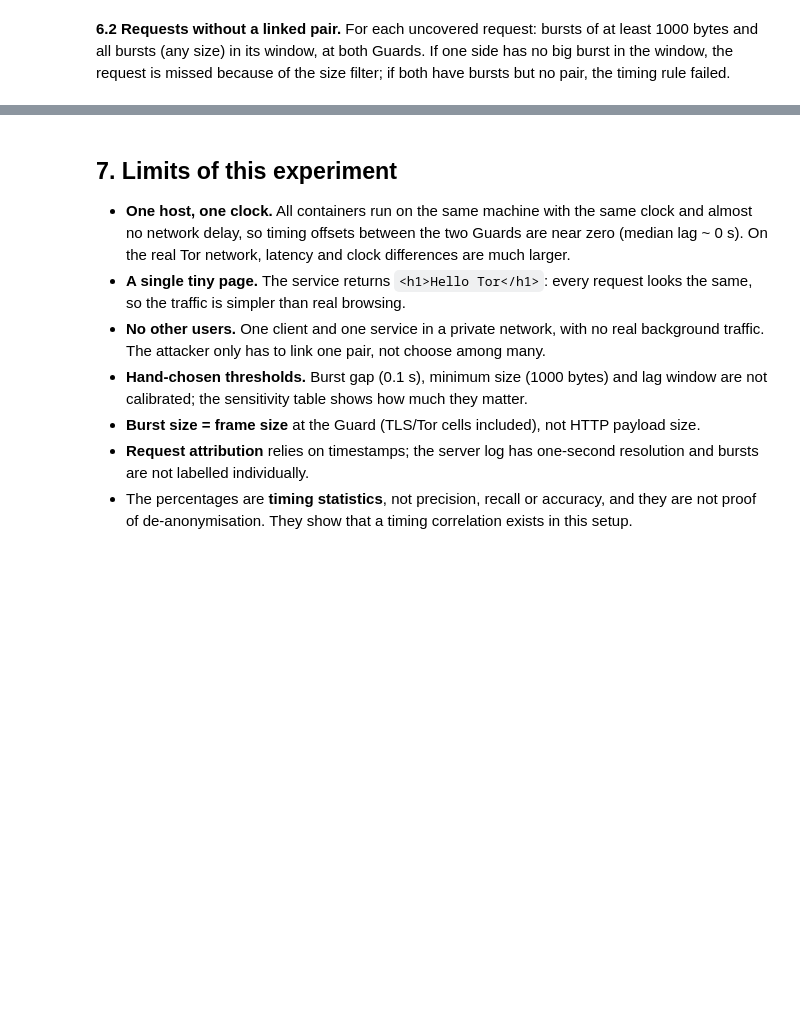
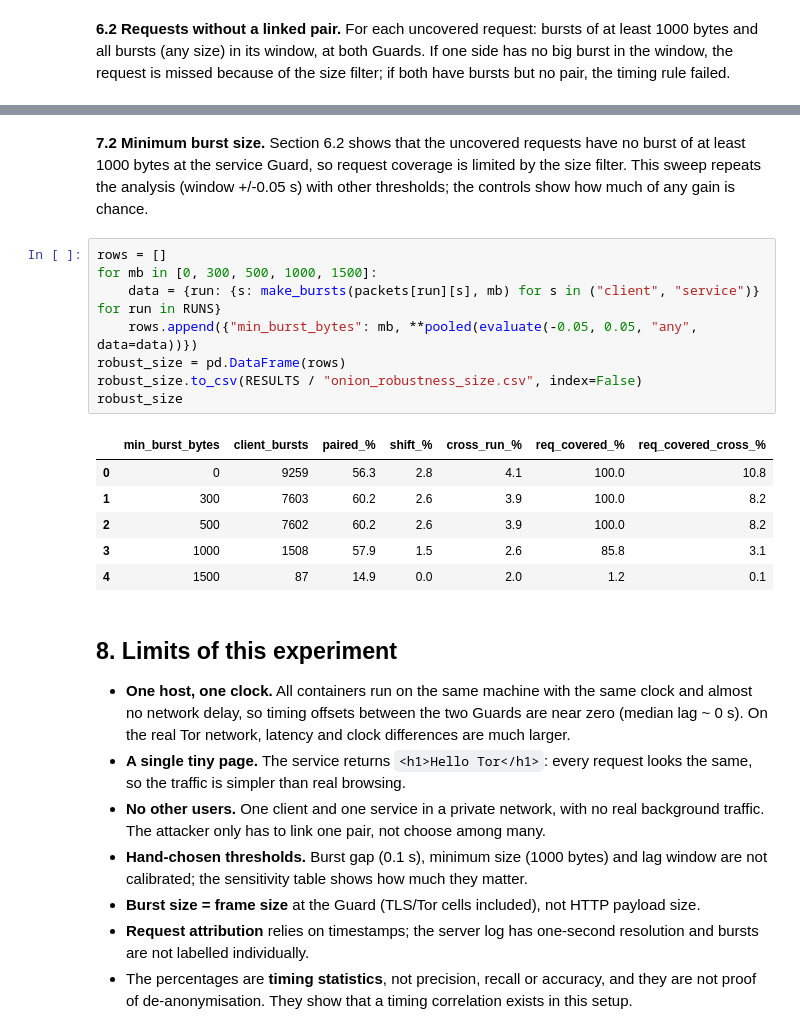
Before and after one commit to danielcarpitella/tor-network-security-project, a Jupyter notebook: experiments/onion-correlation/onion_analysis.ipynb, the cells around one changed output, grey strips where cells are left out. Drawn from its saved outputs; the diff is of its cells as text; blank space fills up the shorter version.

```diff
--- a/experiments/onion-correlation/onion_analysis.ipynb
+++ b/experiments/onion-correlation/onion_analysis.ipynb
@@ -290,5 +440,22 @@ uncovered.head(20)
+# %% [markdown]
+**7.2 Minimum burst size.** Section 6.2 shows that the uncovered requests have no burst of at least 1000 bytes at the service Guard, so request coverage is limited by the size filter. This sweep repeats the analysis (window +/-0.05 s) with other thresholds; the controls show how much of any gain is chance.
+# %%
+rows = []
+for mb in [0, 300, 500, 1000, 1500]:
+    data = {run: {s: make_bursts(packets[run][s], mb) for s in ("client", "service")} for run in RUNS}
+    rows.append({"min_burst_bytes": mb, **pooled(evaluate(-0.05, 0.05, "any", data=data))})
+robust_size = pd.DataFrame(rows)
+robust_size.to_csv(RESULTS / "onion_robustness_size.csv", index=False)
+robust_size
+# %% [output]
+|  | min_burst_bytes | client_bursts | paired_% | shift_% | cross_run_% | req_covered_% | req_covered_cross_% |
+| 0 | 0 | 9259 | 56.3 | 2.8 | 4.1 | 100.0 | 10.8 |
+| 1 | 300 | 7603 | 60.2 | 2.6 | 3.9 | 100.0 | 8.2 |
+| 2 | 500 | 7602 | 60.2 | 2.6 | 3.9 | 100.0 | 8.2 |
+| 3 | 1000 | 1508 | 57.9 | 1.5 | 2.6 | 85.8 | 3.1 |
+| 4 | 1500 | 87 | 14.9 | 0.0 | 2.0 | 1.2 | 0.1 |
 # %% [markdown]
-## 7. Limits of this experiment
+## 8. Limits of this experiment
 
 * **One host, one clock.** All containers run on the same machine with the same clock and almost no network delay, so timing offsets between the two Guards are near zero (median lag ~ 0 s). On the real Tor network, latency and clock differences are much larger.
 * **A single tiny page.** The service returns `<h1>Hello Tor</h1>`: every request looks the same, so the traffic is simpler than real browsing.
```
Also changed, not shown: parts of 13 cells of this notebook, 3 other files.
